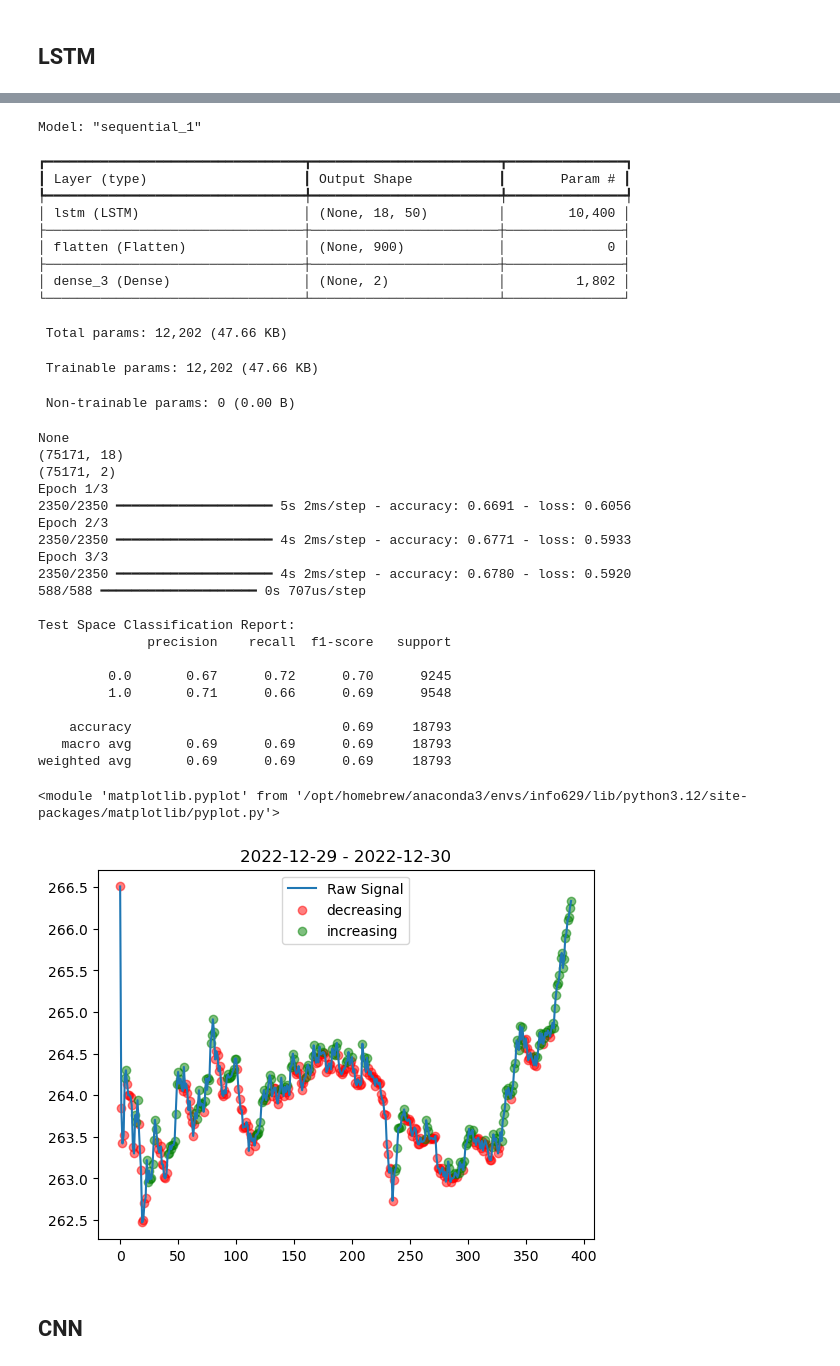
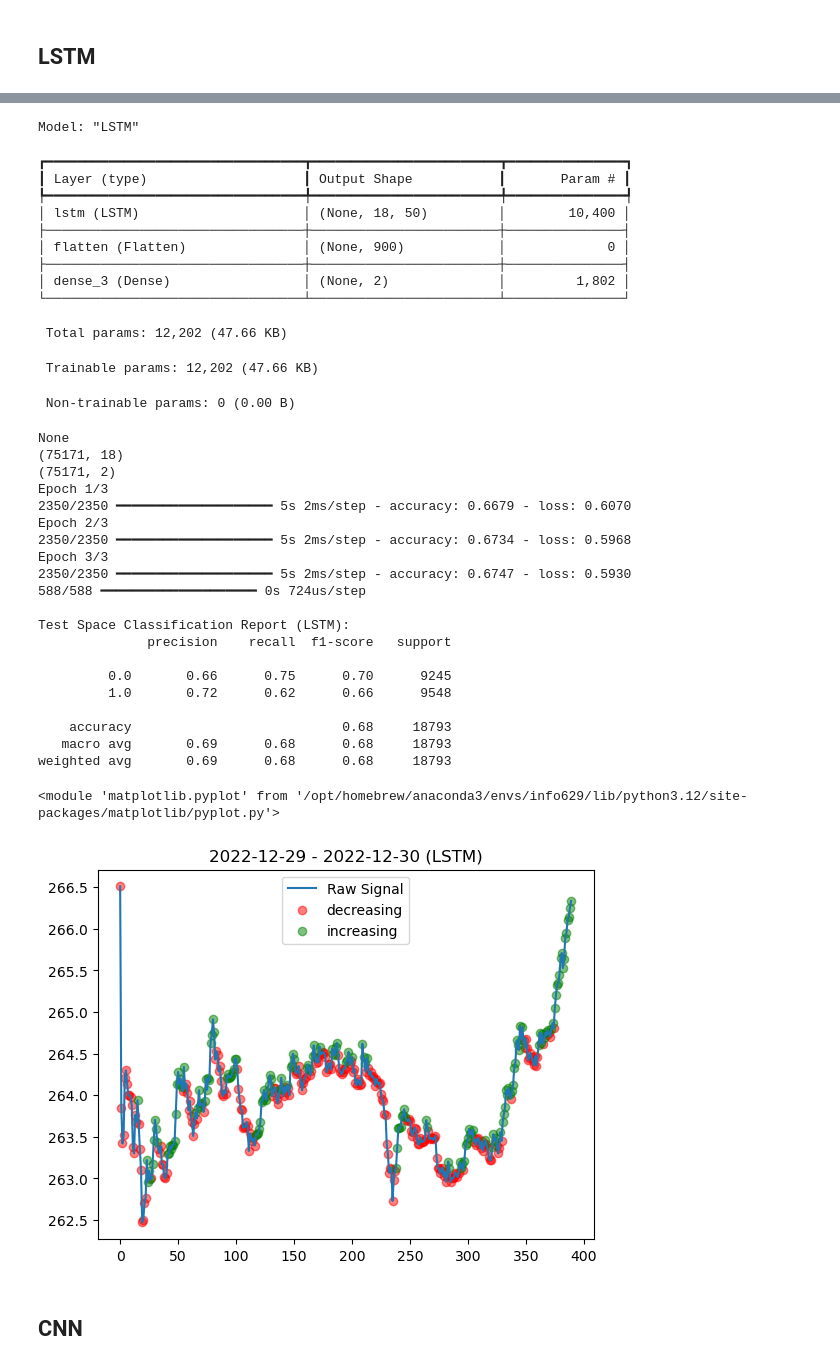
Before and after one commit to sindarian/market-trend-classification, a Jupyter notebook: analysis_driver.ipynb, the cells around one changed output, grey strips where cells are left out. Drawn from its saved outputs; the diff is of its cells as text; code cells hidden in the pictures.

```diff
--- a/analysis_driver.ipynb
+++ b/analysis_driver.ipynb
@@ -79,22 +79,22 @@ pprint(nn_config)
 
 # build/train the MLP
 print('\nTraining MLP:')
-model, test_df = nn_train_driver.train_mlp(data_df, label_df=label_df, config=nn_config)
+mlp, mlp_test_df = nn_train_driver.train_mlp(data_df, label_df=label_df, config=nn_config)
 
 # format the test df to just be the feature space
-feature_cols = list(test_df.columns)
+feature_cols = list(mlp_test_df.columns)
 feature_cols.remove('EpochTime')
 feature_cols.remove('Label')
 
 # get the properly formatted test space
-y_test_true = test_df['Label']
-yhat_test = nn_train_driver.inverse_onehot(model.predict(test_df[feature_cols]))
-print(f'\nTest Space Classification Report:\n{classification_report(y_test_true, yhat_test)}')
+y_test_true = mlp_test_df['Label']
+yhat_test = nn_train_driver.inverse_onehot(mlp.predict(mlp_test_df[feature_cols]))
+print(f'\nTest Space Classification Report (MLP):\n{classification_report(y_test_true, yhat_test)}')
 
-# plot the NN classifications on the last few days of data
-yhat_test_df = pd.DataFrame({'EpochTime': test_df['EpochTime'].values,
+# plot the MLP classifications on the last few days of data
+yhat_test_df = pd.DataFrame({'EpochTime': mlp_test_df['EpochTime'].values,
                              'Label': yhat_test})
-ps.plot_label_over_signal(data_df.iloc[-390:], yhat_test_df.iloc[-390:], 'Close')
+ps.plot_label_over_signal(data_df.iloc[-390:], yhat_test_df.iloc[-390:], 'Close', 'MLP')
 # %% [output]
 MLP Hyperparameter Configuration:
 {'activation': 'softmax',
@@ -123,24 +149,24 @@ nn_config = nn_train_driver.default_training_config()
 print(f'LSTM Hyperparameter Configuration:')
 pprint(nn_config)
 
-# build/train the MLP
+# build/train the LSTM
 print('\nTraining LSTM:')
-model, test_df = nn_train_driver.train_lstm(data_df, label_df=label_df, config=nn_config)
+lstm, lstm_test_df = nn_train_driver.train_lstm(data_df, label_df=label_df, config=nn_config)
 
 # format the test df to just be the feature space
-feature_cols = list(test_df.columns)
+feature_cols = list(lstm_test_df.columns)
 feature_cols.remove('EpochTime')
 feature_cols.remove('Label')
 
 # get the properly formatted test space
-y_test_true = test_df['Label']
-yhat_test = nn_train_driver.inverse_onehot(model.predict(test_df[feature_cols]))
-print(f'\nTest Space Classification Report:\n{classification_report(y_test_true, yhat_test)}')
+y_test_true = lstm_test_df['Label']
+yhat_test = nn_train_driver.inverse_onehot(lstm.predict(lstm_test_df[feature_cols]))
+print(f'\nTest Space Classification Report (LSTM):\n{classification_report(y_test_true, yhat_test)}')
 
-# plot the NN classifications on the last few days of data
-yhat_test_df = pd.DataFrame({'EpochTime': test_df['EpochTime'].values,
+# plot the LSTM classifications on the last few days of data
+yhat_test_df = pd.DataFrame({'EpochTime': lstm_test_df['EpochTime'].values,
                              'Label': yhat_test})
-ps.plot_label_over_signal(data_df.iloc[-390:], yhat_test_df.iloc[-390:], 'Close')
+ps.plot_label_over_signal(data_df.iloc[-390:], yhat_test_df.iloc[-390:], 'Close', 'LSTM')
 # %% [output]
 LSTM Hyperparameter Configuration:
 {'activation': 'softmax',
@@ -150,45 +176,45 @@ LSTM Hyperparameter Configuration:
  'metrics': ['accuracy'],
  'n_fft_components': 8,
  'out_shape': 2,
  'periods': array([ 2,  4,  6,  8, 10, 12, 14, 16, 18]),
  'signal_data_column': 'Close'}
 
 Training LSTM:
-Model: "sequential_1"
+Model: "LSTM"
 ┏━━━━━━━━━━━━━━━━━━━━━━━━━━━━━━━━━┳━━━━━━━━━━━━━━━━━━━━━━━━┳━━━━━━━━━━━━━━━┓
 ┃ Layer (type)                    ┃ Output Shape           ┃       Param # ┃
 ┡━━━━━━━━━━━━━━━━━━━━━━━━━━━━━━━━━╇━━━━━━━━━━━━━━━━━━━━━━━━╇━━━━━━━━━━━━━━━┩
 │ lstm (LSTM)                     │ (None, 18, 50)         │        10,400 │
 ├─────────────────────────────────┼────────────────────────┼───────────────┤
 │ flatten (Flatten)               │ (None, 900)            │             0 │
 ├─────────────────────────────────┼────────────────────────┼───────────────┤
 │ dense_3 (Dense)                 │ (None, 2)              │         1,802 │
 └─────────────────────────────────┴────────────────────────┴───────────────┘
  Total params: 12,202 (47.66 KB)
  Trainable params: 12,202 (47.66 KB)
  Non-trainable params: 0 (0.00 B)
 None
 (75171, 18)
 (75171, 2)
 Epoch 1/3
-2350/2350 ━━━━━━━━━━━━━━━━━━━━ 5s 2ms/step - accuracy: 0.6691 - loss: 0.6056
+2350/2350 ━━━━━━━━━━━━━━━━━━━━ 5s 2ms/step - accuracy: 0.6679 - loss: 0.6070
 Epoch 2/3
-2350/2350 ━━━━━━━━━━━━━━━━━━━━ 4s 2ms/step - accuracy: 0.6771 - loss: 0.5933
+2350/2350 ━━━━━━━━━━━━━━━━━━━━ 5s 2ms/step - accuracy: 0.6734 - loss: 0.5968
 Epoch 3/3
-2350/2350 ━━━━━━━━━━━━━━━━━━━━ 4s 2ms/step - accuracy: 0.6780 - loss: 0.5920
-588/588 ━━━━━━━━━━━━━━━━━━━━ 0s 707us/step
+2350/2350 ━━━━━━━━━━━━━━━━━━━━ 5s 2ms/step - accuracy: 0.6747 - loss: 0.5930
+588/588 ━━━━━━━━━━━━━━━━━━━━ 0s 724us/step
 
-Test Space Classification Report:
+Test Space Classification Report (LSTM):
               precision    recall  f1-score   support
 
-         0.0       0.67      0.72      0.70      9245
-         1.0       0.71      0.66      0.69      9548
+         0.0       0.66      0.75      0.70      9245
+         1.0       0.72      0.62      0.66      9548
 
-    accuracy                           0.69     18793
-   macro avg       0.69      0.69      0.69     18793
-weighted avg       0.69      0.69      0.69     18793
+    accuracy                           0.68     18793
+   macro avg       0.69      0.68      0.68     18793
+weighted avg       0.69      0.68      0.68     18793
 <module 'matplotlib.pyplot' from '/opt/homebrew/anaconda3/envs/info629/lib/python3.12/site-packages/matplotlib/pyplot.py'>
-[figure, old version]
+[figure, new version]
 # %% [markdown]
 ## CNN
 # %%
```
Also changed, not shown: parts of 6 cells of this notebook, 4 other files.
